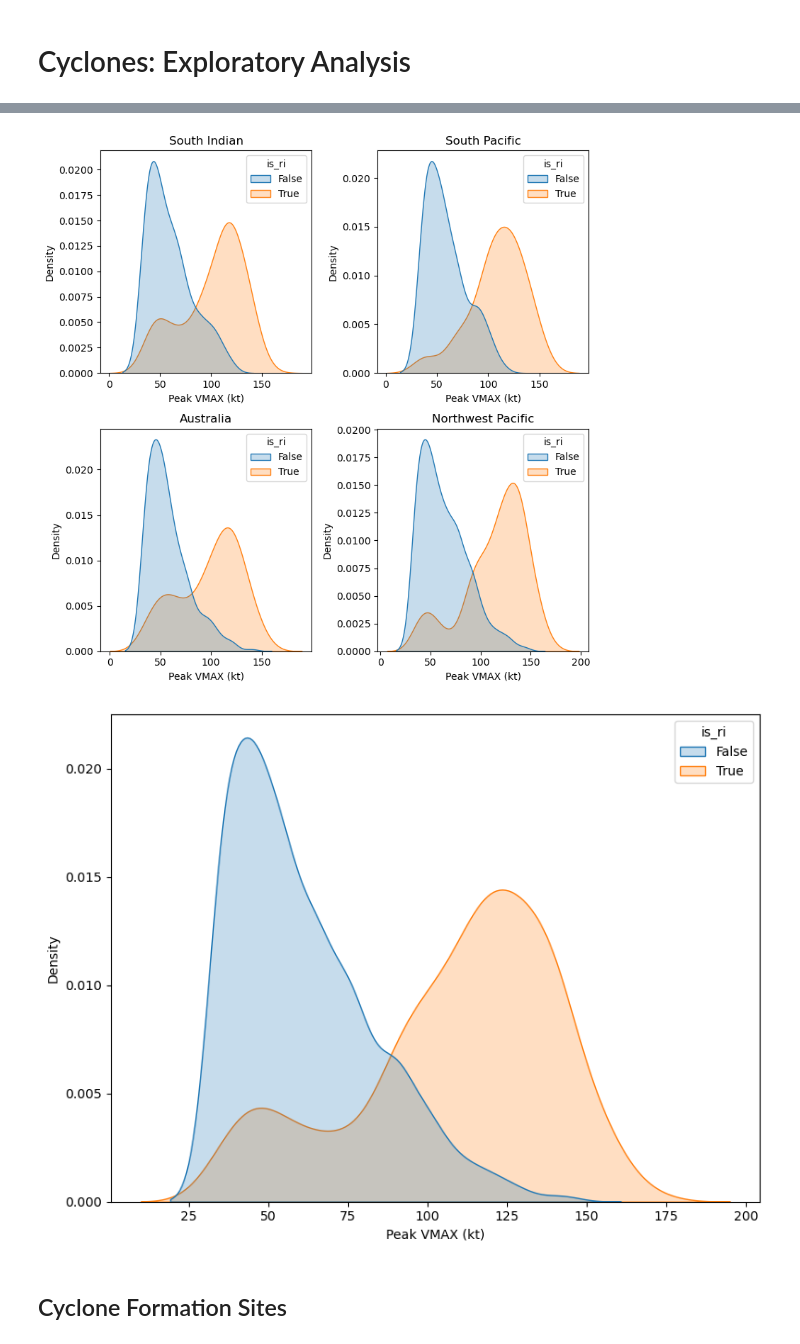
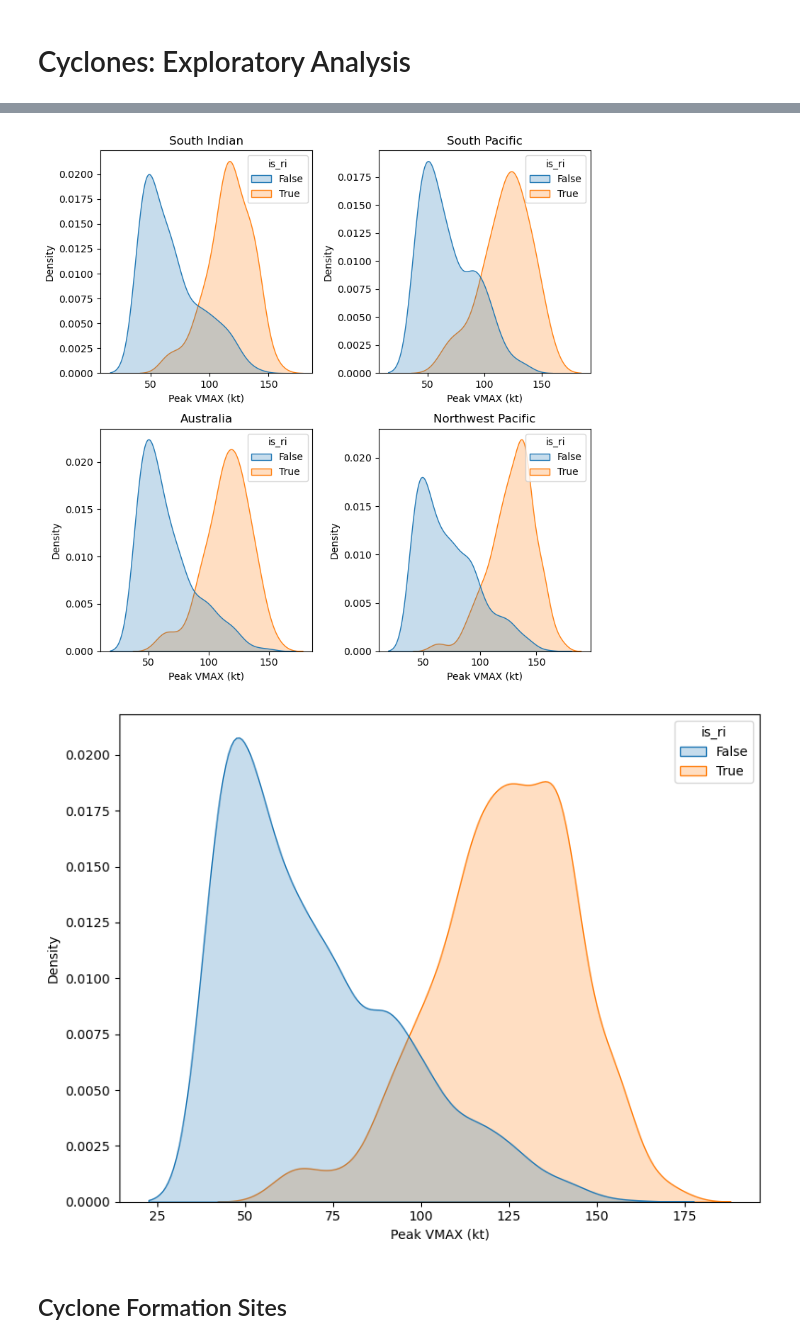
Before and after one commit to sydney-machine-learning/cyclonecategory_GCMs, a Jupyter notebook: Climate Project/albert/notebooks/cyclones.ipynb, the cells around one changed output, grey strips where cells are left out. Cells and saved outputs as stored; diff of their text form; code cells hidden in the pictures.

```diff
--- a/Climate Project/albert/notebooks/cyclones.ipynb
+++ b/Climate Project/albert/notebooks/cyclones.ipynb
@@ -15,4 +15,4 @@ import cartopy.io.shapereader as shpreader
 south_df = get_southern_hem_data(one_per_id=True)
 nwp_df = get_NWP_data(one_per_id=True)
 cyclone_df = pd.concat([south_df, nwp_df], ignore_index=True).sort_values(by=['Storm ID', 'timestamp'])
-cyclone_df = cyclone_df.loc[cyclone_df.loc[:, 'Peak VMAX (kt)'] >= 35]
+cyclone_df
@@ -44,36 +58,36 @@ fig.savefig(f'./media/Cyclone/cyclone_plot/ace_kde.png')
 # %%
-cyclone_df['is_ri'] = cyclone_df['Maximum 24h Intensification'].apply(lambda x: True if x >= 30 else False)
+cyclone_df['is_ri'] = cyclone_df['Maximum 24h Intensification'].apply(lambda x: True if x >= 35 else False)
 
 wp_df = cyclone_df.loc[cyclone_df.loc[:, 'BASIN'] == 'WP']
 si_df = cyclone_df.loc[cyclone_df.loc[:, 'BASIN'] == 'SI']
 aus_df = cyclone_df.loc[cyclone_df.loc[:, 'BASIN'] == 'AUS']
 sp_df = cyclone_df.loc[cyclone_df.loc[:, 'BASIN'] == 'SP']
 
 fig, axs = plt.subplots(figsize=(8,8), nrows=2, ncols=2)
 
 df_mappings = [
     [{'name': 'South Indian', 'df': si_df},{'name': 'South Pacific', 'df': sp_df}],
     [{'name': 'Australia', 'df': aus_df},{'name': 'Northwest Pacific', 'df': wp_df}]
 ]
 
 for row in range(len(df_mappings)):
     for col in range(len(df_mappings[row])):
         sns.kdeplot(data=df_mappings[row][col]['df'], x='Peak VMAX (kt)', hue='is_ri', common_norm=False, fill=True, multiple='layer', ax=axs[row][col]).set(title=df_mappings[row][col]['name'])
 
 plt.tight_layout()
 plt.show() #TODO: do it by basin
 fig.savefig(f'./media/Cyclone/cyclone_plot/wind_kde_ri.png')
 
 
 
 
 fig, ax = plt.subplots(figsize=(8, 6))
 sns.kdeplot(data=cyclone_df, x='Peak VMAX (kt)', hue='is_ri', common_norm=False, fill=True, ax=ax)
 plt.tight_layout()
 plt.show() #TODO: do it by basin
 # %% [output]
-[figure, old version]
+[figure, new version]
-[figure, old version]
+[figure, new version]
 # %% [markdown]
 ## Cyclone Formation Sites
 # %%
```
Also changed, not shown: parts of 6 cells of this notebook, 6 other files.
